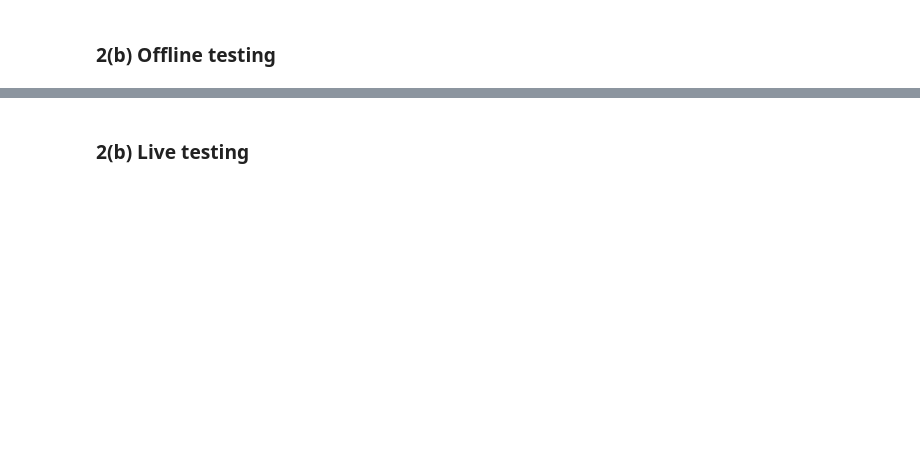
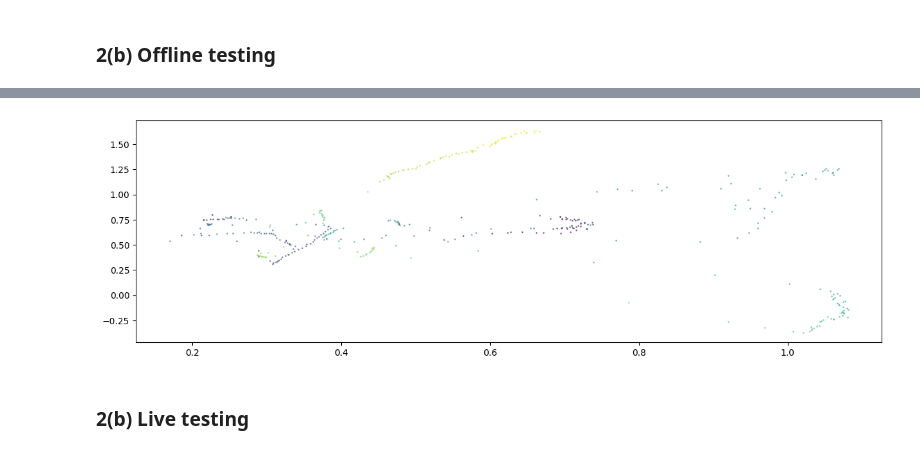
Before and after one commit to johnhw/cix_2024, a Jupyter notebook: 02_Exercise.ipynb, the cells around one changed output, grey strips where cells are left out. Cells and saved outputs as stored; diff of their text form; code cells hidden in the pictures; blank space fills up the shorter version.

```diff
--- a/02_Exercise.ipynb
+++ b/02_Exercise.ipynb
@@ -257,2 +443,15 @@ Things you can do:
+# %%
+# Now run against an offline trace, and plot the results
+test_trajectory = np.loadtxt("data/test_trajectory.csv", delimiter=",")
+
+fig, ax = plt.subplots(figsize=(15, 4.5))
+pf.init_filter()
+for i, row in enumerate(test_trajectory):
+    pf.update(row[:270].reshape(9,30))
+    x, y = pf.mean_state[:2]
+    ax.scatter(x, y, s=1,
+               alpha=0.5, c=plt.get_cmap('viridis')(i/len(test_trajectory)))
+# %% [output]
+[figure, added]
 # %% [markdown]
 ### 2(b) Live testing
```
Also changed, not shown: parts of 24 cells of this notebook, 17 other files.
